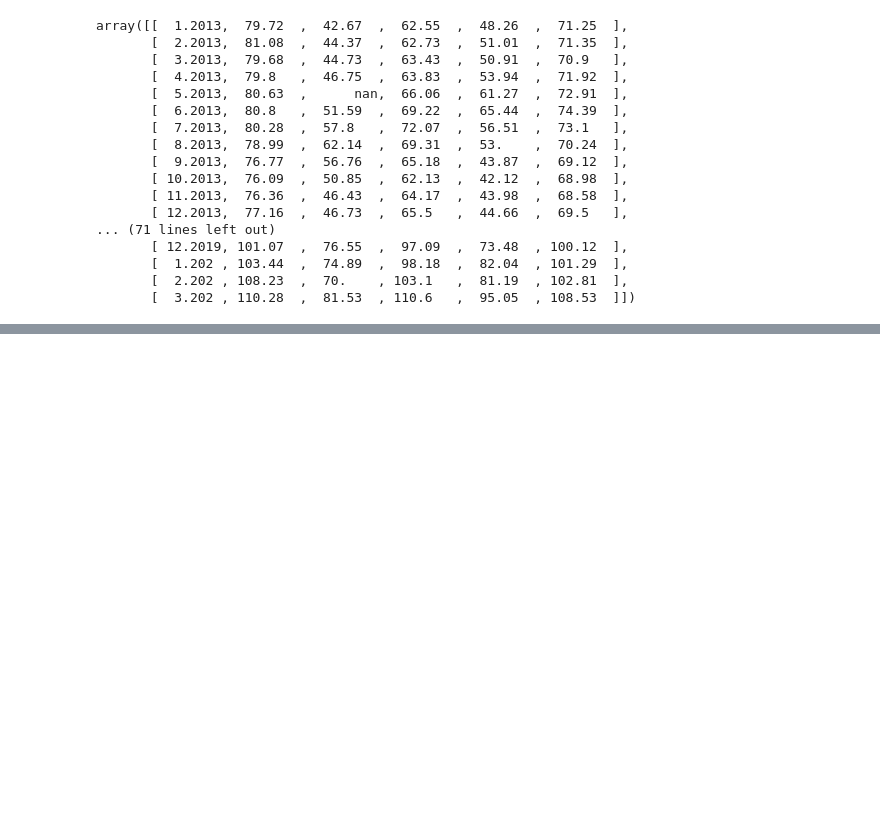
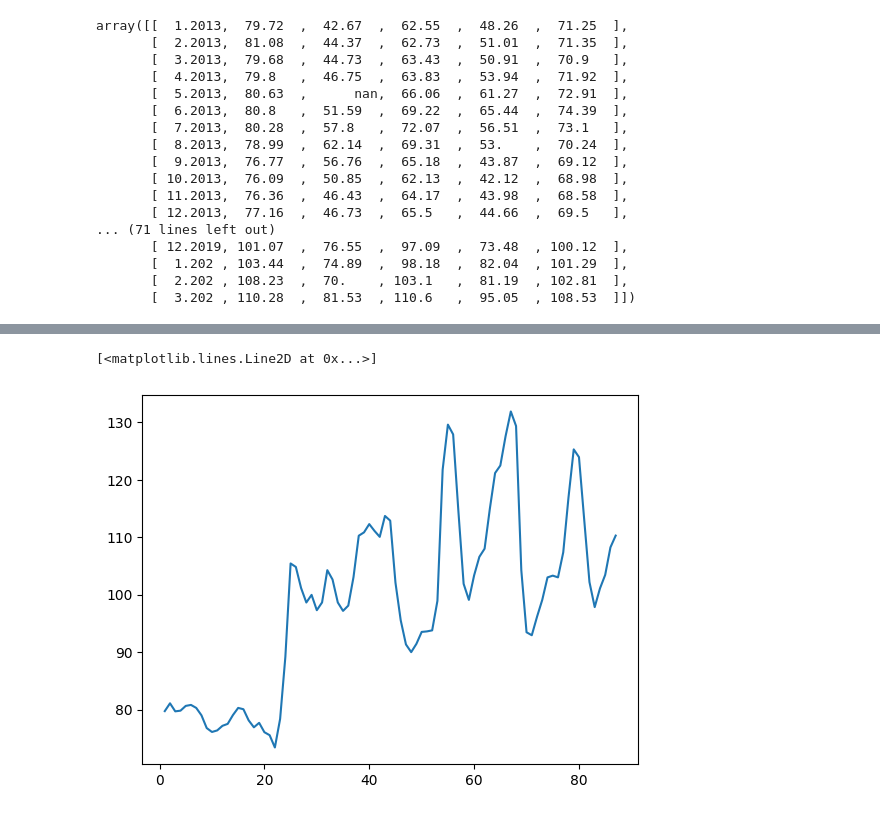
Before and after one commit to yuri19762008/001_ORACLE, a Jupyter notebook: 004_NUNPY/Numpy.ipynb, the cells around one changed output, grey strips where cells are left out. Cells and saved outputs as stored; diff of their text form; code cells hidden in the pictures; blank space fills up the shorter version.

```diff
--- a/004_NUNPY/Numpy.ipynb
+++ b/004_NUNPY/Numpy.ipynb
@@ -92,0 +170,5 @@ datos_transpuestos = datos.T
+# %%
+plt.plot(fechas, precios[:,0])
+# %% [output]
+[<matplotlib.lines.Line2D at 0x...>]
+[figure, added]
```
Also changed, not shown: parts of 8 cells of this notebook.
